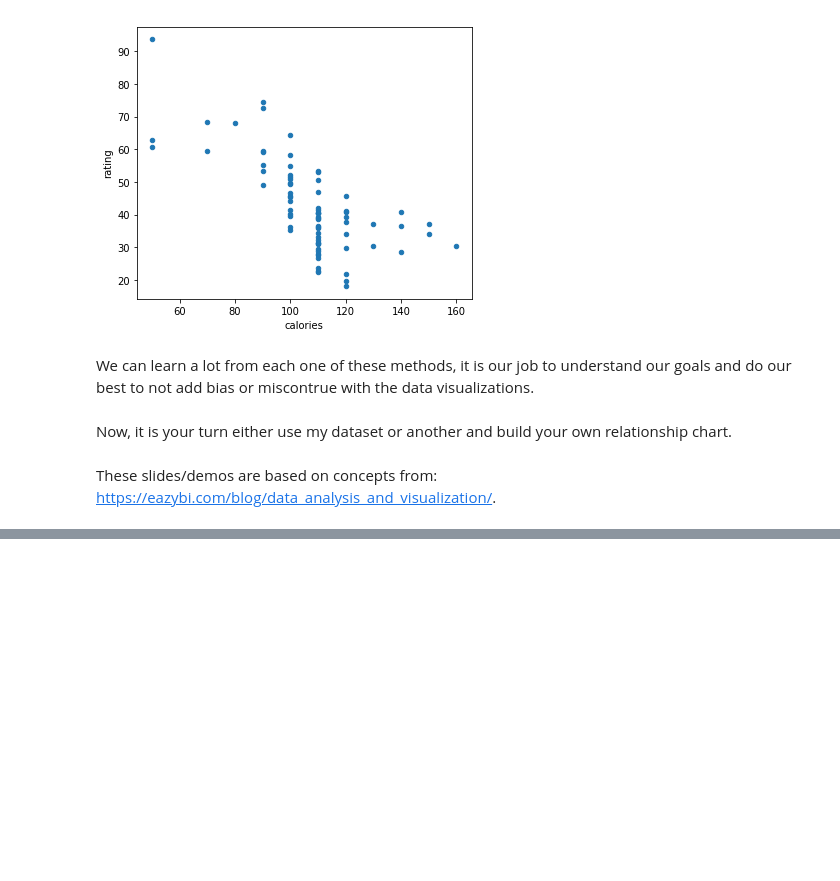
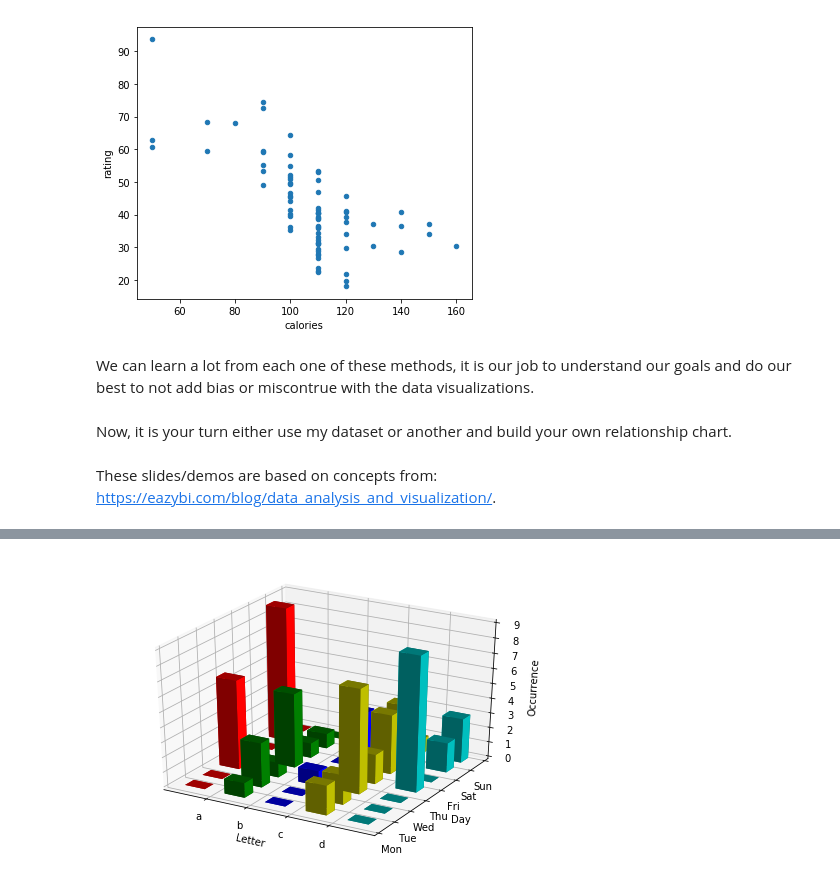
Before and after one commit to NurlanKhamzin/UIUC-iSchool-DataViz, a Jupyter notebook: fall2018/week06/lecture_week06.ipynb, the cells around one changed output, grey strips where cells are left out. Cells and saved outputs as stored; diff of their text form; code cells hidden in the pictures; blank space fills up the shorter version.

```diff
--- a/fall2018/week06/lecture_week06.ipynb
+++ b/fall2018/week06/lecture_week06.ipynb
@@ -204,0 +220,50 @@ These slides/demos are based on concepts from: https://eazybi.com/blog/data_anal
+# %%
+from mpl_toolkits.mplot3d import Axes3D
+import matplotlib.pyplot as plt
+import numpy as np
+%matplotlib inline
+
+data = np.array([
+[0,1,0,2,0],
+[0,3,0,2,0],
+[6,1,1,7,0],
+[0,5,0,2,9],
+[0,1,0,4,0],
+[9,1,3,4,2],
+[0,0,2,1,3],
+])
+
+column_names = ['a','b','c','d','e']
+row_names = ['Mon','Tue','Wed','Thu','Fri','Sat','Sun']
+
+fig = plt.figure()
+ax = Axes3D(fig)
+
+lx= len(data[0])            # Work out matrix dimensions
+ly= len(data[:,0])
+xpos = np.arange(0,lx,1)    # Set up a mesh of positions
+ypos = np.arange(0,ly,1)
+xpos, ypos = np.meshgrid(xpos+0.25, ypos+0.25)
+
+xpos = xpos.flatten()   # Convert positions to 1D array
+ypos = ypos.flatten()
+zpos = np.zeros(lx*ly)
+
+dx = 0.5 * np.ones_like(zpos)
+dy = dx.copy()
+dz = data.flatten()
+
+cs = ['r', 'g', 'b', 'y', 'c'] * ly
+
+ax.bar3d(xpos,ypos,zpos, dx, dy, dz, color=cs)
+
+#sh()
+ax.w_xaxis.set_ticklabels(column_names)
+ax.w_yaxis.set_ticklabels(row_names)
+ax.set_xlabel('Letter')
+ax.set_ylabel('Day')
+ax.set_zlabel('Occurrence')
+
+plt.show()
+# %% [output]
+[figure, added]
```
Also changed, not shown: parts of 36 cells of this notebook, 15 other files.
